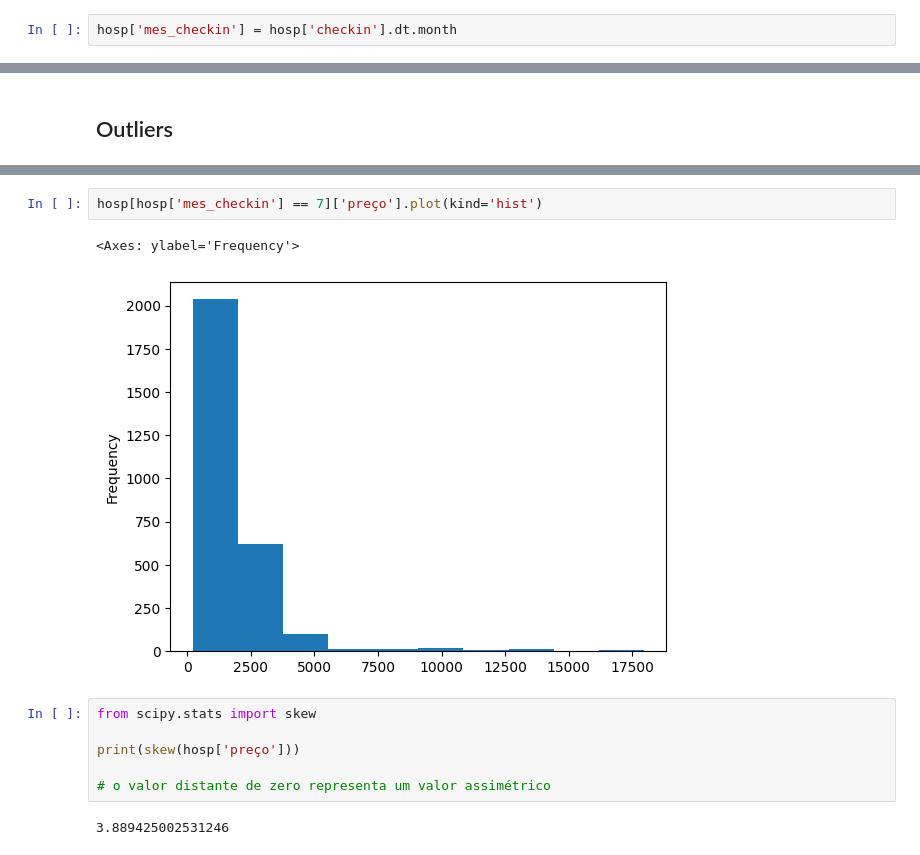
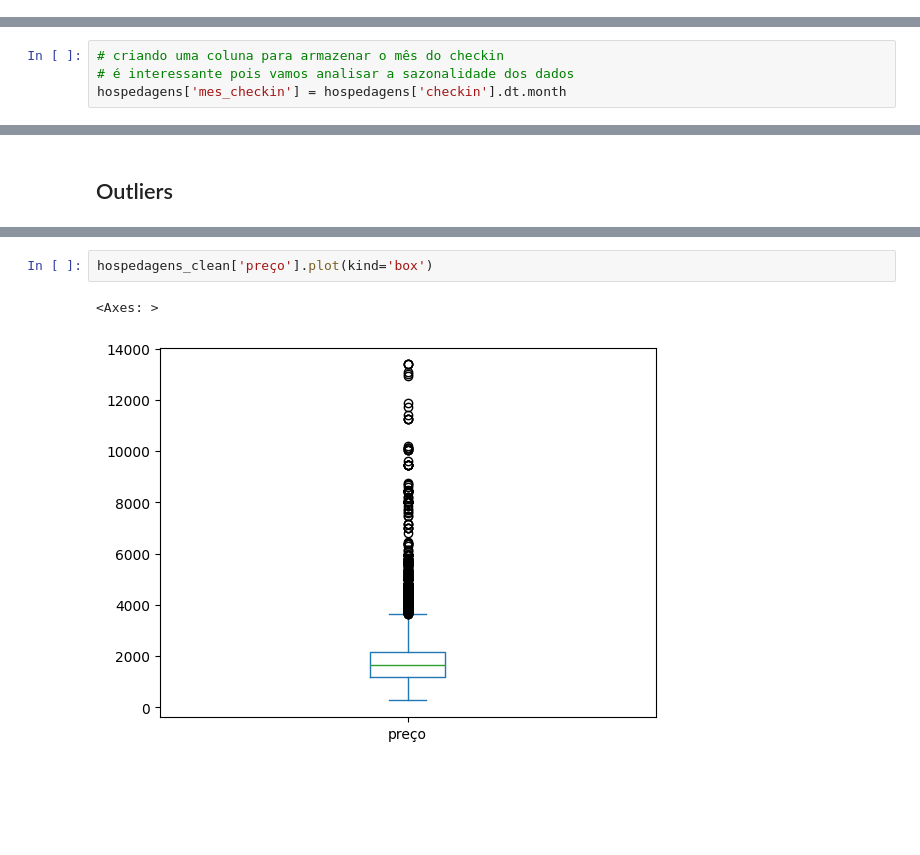
Before and after one commit to clarabarretto/data-science, a Jupyter notebook: pre-processing/pre-processing-recife.ipynb, the cells around one changed output, grey strips where cells are left out. Cells and saved outputs as stored; diff of their text form; blank space fills up the shorter version.

```diff
--- a/pre-processing/pre-processing-recife.ipynb
+++ b/pre-processing/pre-processing-recife.ipynb
@@ -15,8 +15,6 @@ hosp['checkout'] = pd.to_datetime(hosp['checkout'])
 hosp['cidade'] = hosp["cidade"].astype("category")
 hosp['hotel'] = hosp["hotel"].astype("category")
 hosp['data_extracao'] = hosp["data_extracao"].astype("category")
-# %%
-hosp['mes_checkin'] = hosp['checkin'].dt.month
 # %%
 # pegando do dataset apenas os dados até junho de 2025 para comparar um ano inteiro sem repetições
 hospedagens = hosp[~((hosp['checkin'].dt.month > 6) & (hosp['checkin'].dt.year == 2025))]
@@ -91,0 +88,4 @@ Freq: M, Name: preço, dtype: int64
+# %%
+# criando uma coluna para armazenar o mês do checkin
+# é interessante pois vamos analisar a sazonalidade dos dados
+hospedagens['mes_checkin'] = hospedagens['checkin'].dt.month
@@ -312,13 +426,5 @@ hosp[hosp['preço'] >= 15000]
 # %%
-hosp[hosp['mes_checkin'] == 7]['preço'].plot(kind='hist')
+hospedagens_clean['preço'].plot(kind='box')
 # %% [output]
-<Axes: ylabel='Frequency'>
+<Axes: >
-[figure, old version]
+[figure, new version]
-# %%
-from scipy.stats import skew
-
-print(skew(hosp['preço']))
-
-# o valor distante de zero representa um valor assimétrico
-# %% [output]
-3.889425002531246
```
Also changed, not shown: parts of 32 cells of this notebook, 3 other files.
